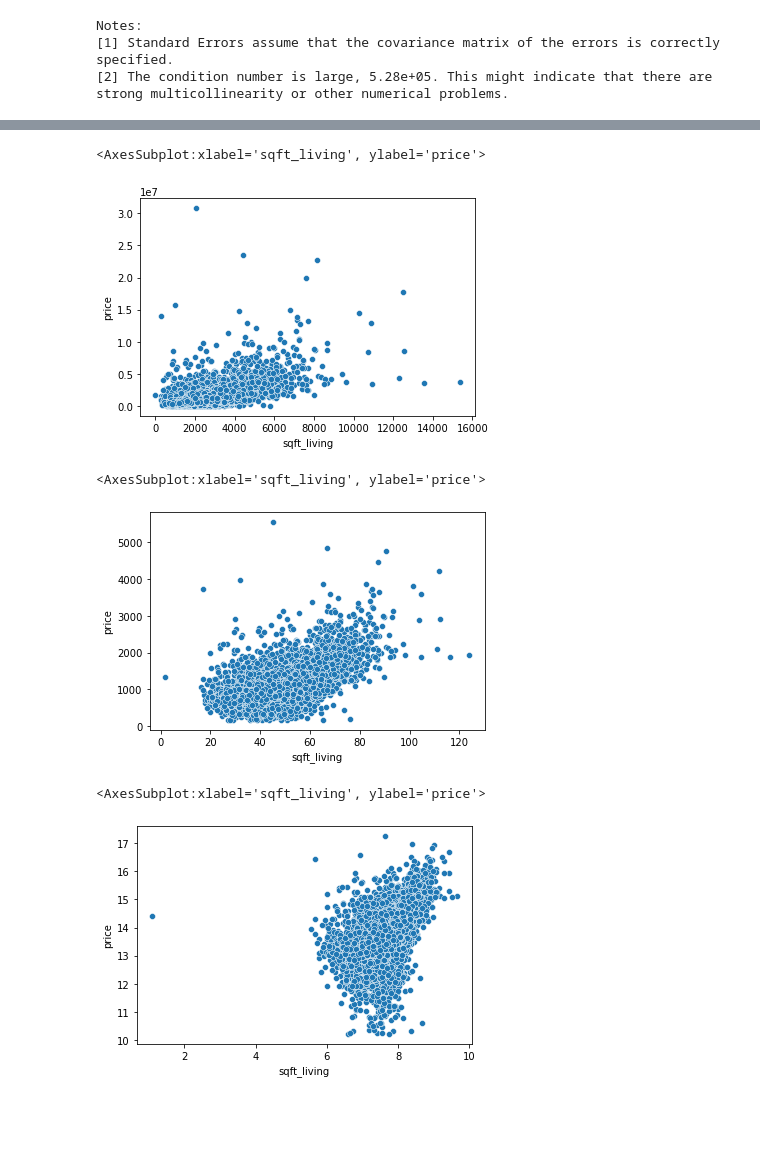
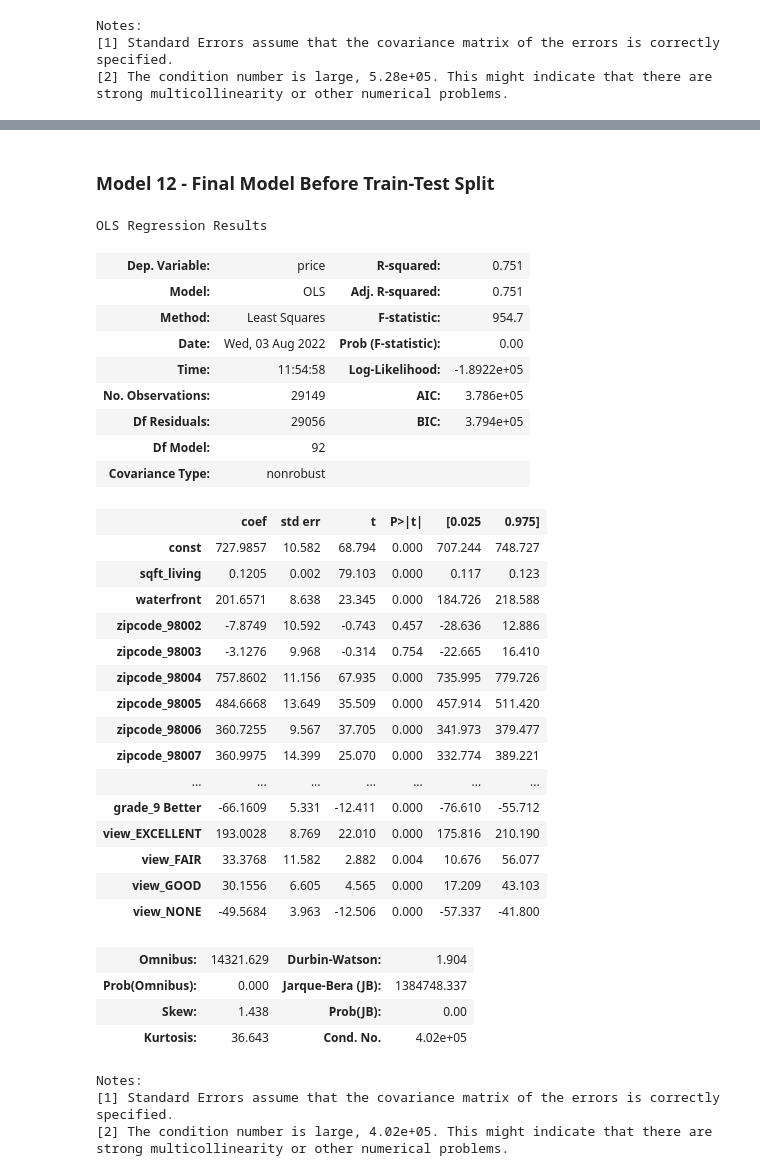
Before and after one commit to charlesmpan/SeattleHousingPricePredictor, a Jupyter notebook: Garrett_notebook.ipynb, the cells around one changed output, grey strips where cells are left out. Drawn from its saved outputs; the diff is of its cells as text; code cells hidden in the pictures; blank space fills up the shorter version.

```diff
--- a/Garrett_notebook.ipynb
+++ b/Garrett_notebook.ipynb
@@ -1378,15 +1390,45 @@ sns.kdeplot(data=np.log(df['sqft_living']))
-# %%
-sns.scatterplot(x=(df['sqft_living']), y=(df['price']))
-# %% [output]
-<AxesSubplot:xlabel='sqft_living', ylabel='price'>
-[figure, removed]
-# %%
-sns.scatterplot(x=np.sqrt(df['sqft_living']), y=np.sqrt(df['price']))
-# %% [output]
-<AxesSubplot:xlabel='sqft_living', ylabel='price'>
-[figure, removed]
-# %%
-sns.scatterplot(x=np.log(df['sqft_living']), y=np.log(df['price']))
-# %% [output]
-<AxesSubplot:xlabel='sqft_living', ylabel='price'>
-[figure, removed]
+# %% [markdown]
+### Model 12 - Final Model Before Train-Test Split
+# %%
+# modeling using zipcode waterfront, and grade as dummy variables
+X = df[['sqft_living', 'waterfront', 'zipcode', 'grade', 'view']]
+X = pd.get_dummies(X, columns=["zipcode",'grade', 'view'], drop_first=True)
+y = np.sqrt(df["price"])
+
+model = sm.OLS(y, sm.add_constant(X)).fit()
+model.summary()
+# %% [output]
+OLS Regression Results
+| Dep. Variable: | price | R-squared: | 0.751 |
+| Model: | OLS | Adj. R-squared: | 0.751 |
+| Method: | Least Squares | F-statistic: | 954.7 |
+| Date: | Wed, 03 Aug 2022 | Prob (F-statistic): | 0.00 |
+| Time: | 11:54:58 | Log-Likelihood: | -1.8922e+05 |
+| No. Observations: | 29149 | AIC: | 3.786e+05 |
+| Df Residuals: | 29056 | BIC: | 3.794e+05 |
+| Df Model: | 92 |  |  |
+| Covariance Type: | nonrobust |  |  |
+|  | coef | std err | t | P>|t| | [0.025 | 0.975] |
+| const | 727.9857 | 10.582 | 68.794 | 0.000 | 707.244 | 748.727 |
+| sqft_living | 0.1205 | 0.002 | 79.103 | 0.000 | 0.117 | 0.123 |
+| waterfront | 201.6571 | 8.638 | 23.345 | 0.000 | 184.726 | 218.588 |
+| zipcode_98002 | -7.8749 | 10.592 | -0.743 | 0.457 | -28.636 | 12.886 |
+| zipcode_98003 | -3.1276 | 9.968 | -0.314 | 0.754 | -22.665 | 16.410 |
+| zipcode_98004 | 757.8602 | 11.156 | 67.935 | 0.000 | 735.995 | 779.726 |
+| zipcode_98005 | 484.6668 | 13.649 | 35.509 | 0.000 | 457.914 | 511.420 |
+| zipcode_98006 | 360.7255 | 9.567 | 37.705 | 0.000 | 341.973 | 379.477 |
+| zipcode_98007 | 360.9975 | 14.399 | 25.070 | 0.000 | 332.774 | 389.221 |
+| ... | ... | ... | ... | ... | ... | ... |
+| grade_9 Better | -66.1609 | 5.331 | -12.411 | 0.000 | -76.610 | -55.712 |
+| view_EXCELLENT | 193.0028 | 8.769 | 22.010 | 0.000 | 175.816 | 210.190 |
+| view_FAIR | 33.3768 | 11.582 | 2.882 | 0.004 | 10.676 | 56.077 |
+| view_GOOD | 30.1556 | 6.605 | 4.565 | 0.000 | 17.209 | 43.103 |
+| view_NONE | -49.5684 | 3.963 | -12.506 | 0.000 | -57.337 | -41.800 |
+| Omnibus: | 14321.629 | Durbin-Watson: | 1.904 |
+| Prob(Omnibus): | 0.000 | Jarque-Bera (JB): | 1384748.337 |
+| Skew: | 1.438 | Prob(JB): | 0.00 |
+| Kurtosis: | 36.643 | Cond. No. | 4.02e+05 |
+Notes:
+[1] Standard Errors assume that the covariance matrix of the errors is correctly specified.
+[2] The condition number is large, 4.02e+05. This might indicate that there are
+strong multicollinearity or other numerical problems.
```
Also changed, not shown: parts of 36 cells of this notebook, 1 other file.
